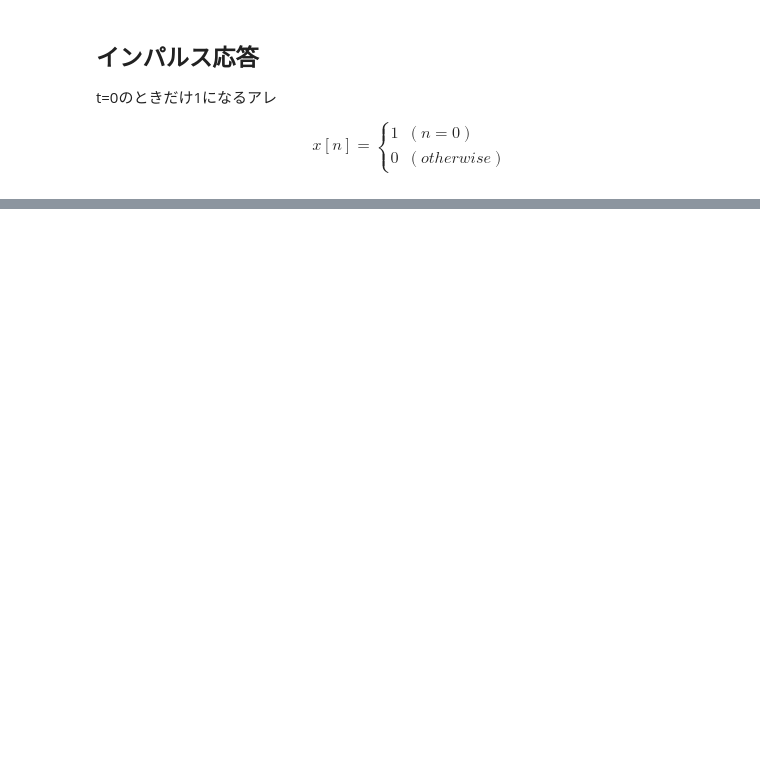
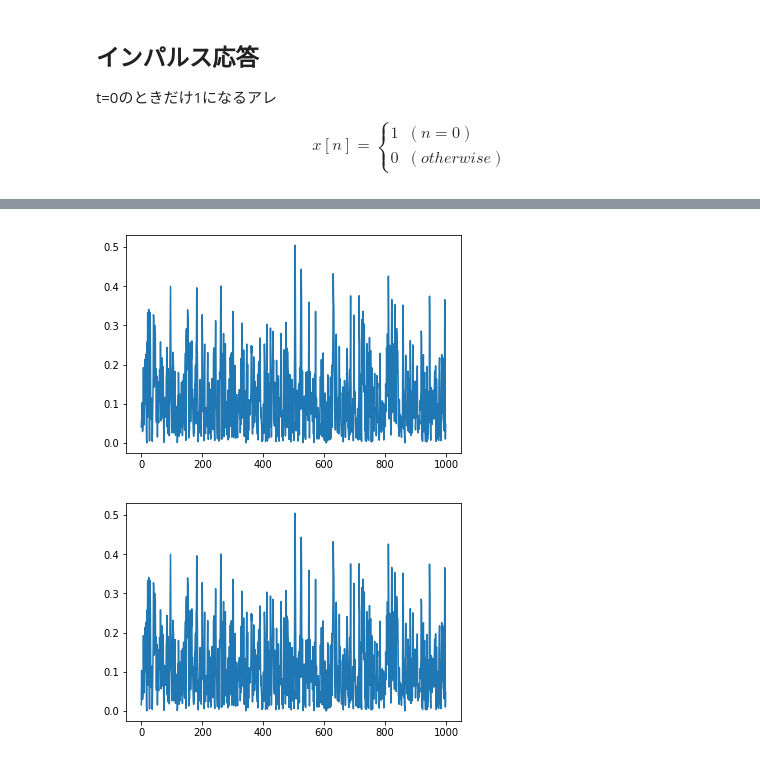
Before and after one commit to fumuumuf/train-dsp, a Jupyter notebook: work/chap04/4章.ipynb, the cells around one changed output, grey strips where cells are left out. Drawn from its saved outputs; the diff is of its cells as text; code cells hidden in the pictures; blank space fills up the shorter version.

```diff
--- a/work/chap04/4章.ipynb
+++ b/work/chap04/4章.ipynb
@@ -107,0 +134,13 @@ imp[0] =  1
+# %%
+# 周波数領域でかけたものを時間領域に変換
+spam = sfft.ifft(WN_filtered)
+plt.plot(np.abs(spam)[:1000])
+plt.show()
+
+# 時間領域で畳み込み
+ham = np.convolve(h_imp, wn)
+plt.plot(np.abs(ham)[:1000])
+plt.show()
+# %% [output]
+[figure, added]
+[figure, added]
```
Also changed, not shown: parts of 7 cells of this notebook, 2 other files.
